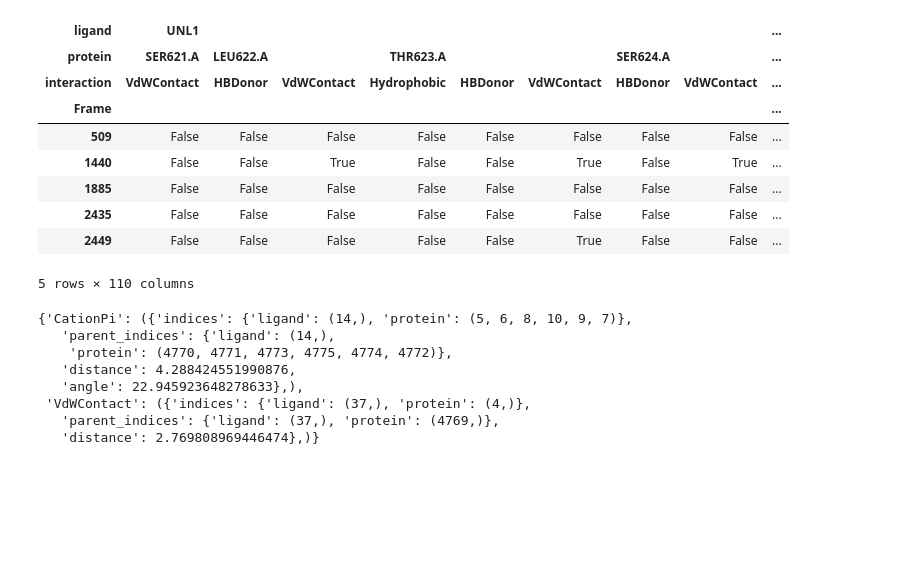
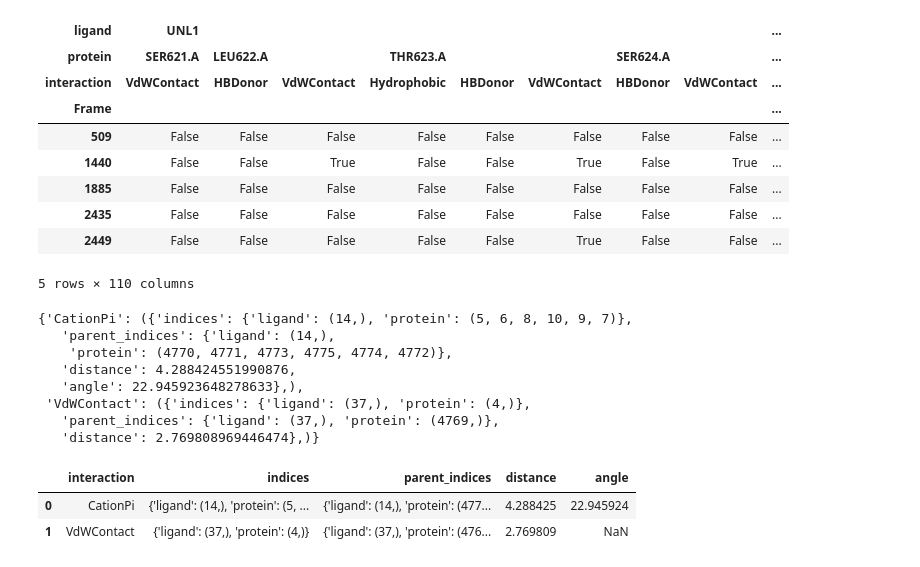
Before and after one commit to ElinaSmall/hERG_model, a Jupyter notebook: notebooks/006.0_interaction_fingerprints_example_hERG.ipynb, the cells around one changed output. Cells and saved outputs as stored; diff of their text form; code cells hidden in the pictures; blank space fills up the shorter version.

```diff
--- a/notebooks/006.0_interaction_fingerprints_example_hERG.ipynb
+++ b/notebooks/006.0_interaction_fingerprints_example_hERG.ipynb
@@ -99,3 +99,26 @@ fp.ifp[frame_number][(ligand_residue, protein_residue)]
  'VdWContact': ({'indices': {'ligand': (37,), 'protein': (4,)},
    'parent_indices': {'ligand': (37,), 'protein': (4769,)},
    'distance': 2.769808969446474},)}
+# %%
+fp1 = fp.ifp[frame_number][(ligand_residue, protein_residue)]
+# %%
+rows = []
+for interaction, details in fp1.items():
+    for detail in details:
+        row = {
+            'interaction': interaction,
+            'indices': detail['indices'],
+            'parent_indices': detail['parent_indices'],
+            'distance': detail.get('distance', None),
+            'angle': detail.get('angle', None)
+        }
+        rows.append(row)
+
+# Create a DataFrame
+df = pd.DataFrame(rows)
+# %%
+df
+# %% [output]
+|  | interaction | indices | parent_indices | distance | angle |
+| 0 | CationPi | {'ligand': (14,), 'protein': (5, ... | {'ligand': (14,), 'protein': (477... | 4.288425 | 22.945924 |
+| 1 | VdWContact | {'ligand': (37,), 'protein': (4,)} | {'ligand': (37,), 'protein': (476... | 2.769809 | NaN |
```
